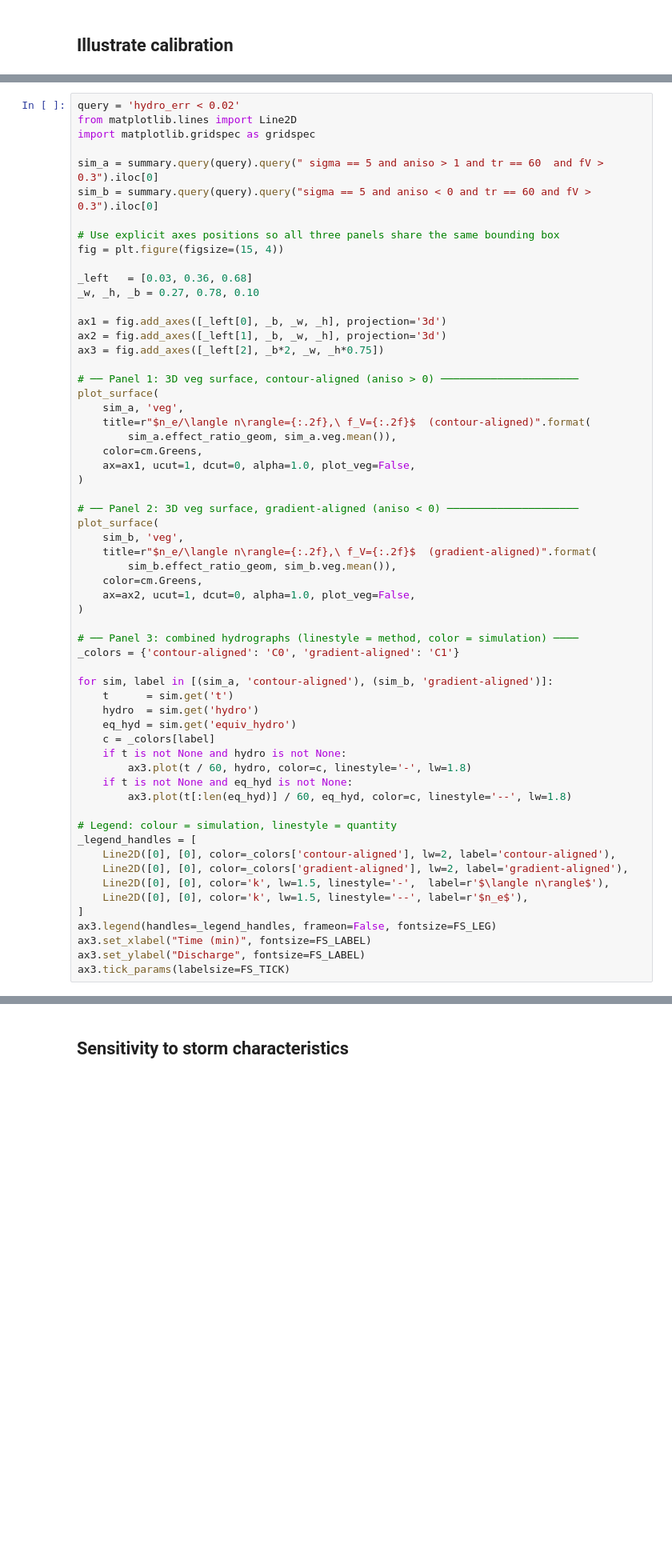
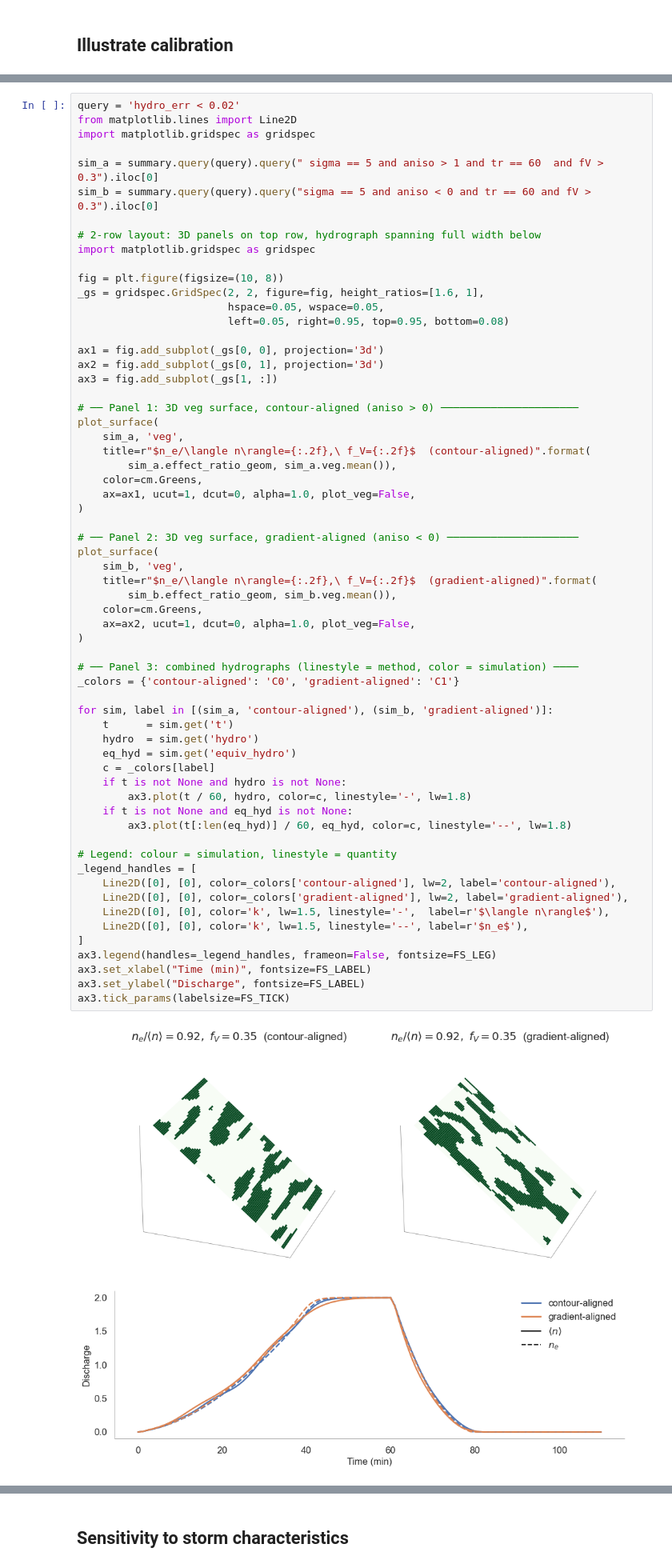
Before and after one commit to octavia-crompton/roughness-scale, a Jupyter notebook: notebooks/roughness_scale-pattern.ipynb, the cells around one changed output, grey strips where cells are left out. Shown at 80% size. Drawn from its saved outputs; the diff is of its cells as text; blank space fills up the shorter version.

```diff
--- a/notebooks/roughness_scale-pattern.ipynb
+++ b/notebooks/roughness_scale-pattern.ipynb
@@ -211,15 +221,17 @@ import matplotlib.gridspec as gridspec
 sim_a = summary.query(query).query(" sigma == 5 and aniso > 1 and tr == 60  and fV > 0.3").iloc[0]
 sim_b = summary.query(query).query("sigma == 5 and aniso < 0 and tr == 60 and fV > 0.3").iloc[0]
 
-# Use explicit axes positions so all three panels share the same bounding box
-fig = plt.figure(figsize=(15, 4))
+# 2-row layout: 3D panels on top row, hydrograph spanning full width below
+import matplotlib.gridspec as gridspec
 
-_left   = [0.03, 0.36, 0.68]
-_w, _h, _b = 0.27, 0.78, 0.10
+fig = plt.figure(figsize=(10, 8))
+_gs = gridspec.GridSpec(2, 2, figure=fig, height_ratios=[1.6, 1],
+                        hspace=0.05, wspace=0.05,
+                        left=0.05, right=0.95, top=0.95, bottom=0.08)
 
-ax1 = fig.add_axes([_left[0], _b, _w, _h], projection='3d')
-ax2 = fig.add_axes([_left[1], _b, _w, _h], projection='3d')
-ax3 = fig.add_axes([_left[2], _b*2, _w, _h*0.75])
+ax1 = fig.add_subplot(_gs[0, 0], projection='3d')
+ax2 = fig.add_subplot(_gs[0, 1], projection='3d')
+ax3 = fig.add_subplot(_gs[1, :])
 
 # ── Panel 1: 3D veg surface, contour-aligned (aniso > 0) ──────────────────────
 plot_surface(
@@ -236,30 +248,32 @@ plot_surface(
     title=r"$n_e/\langle n\rangle={:.2f},\ f_V={:.2f}$  (gradient-aligned)".format(
         sim_b.effect_ratio_geom, sim_b.veg.mean()),
     color=cm.Greens,
     ax=ax2, ucut=1, dcut=0, alpha=1.0, plot_veg=False,
 )
 
 # ── Panel 3: combined hydrographs (linestyle = method, color = simulation) ────
 _colors = {'contour-aligned': 'C0', 'gradient-aligned': 'C1'}
 
 for sim, label in [(sim_a, 'contour-aligned'), (sim_b, 'gradient-aligned')]:
     t      = sim.get('t')
     hydro  = sim.get('hydro')
     eq_hyd = sim.get('equiv_hydro')
     c = _colors[label]
     if t is not None and hydro is not None:
         ax3.plot(t / 60, hydro, color=c, linestyle='-', lw=1.8)
     if t is not None and eq_hyd is not None:
         ax3.plot(t[:len(eq_hyd)] / 60, eq_hyd, color=c, linestyle='--', lw=1.8)
 
 # Legend: colour = simulation, linestyle = quantity
 _legend_handles = [
     Line2D([0], [0], color=_colors['contour-aligned'], lw=2, label='contour-aligned'),
     Line2D([0], [0], color=_colors['gradient-aligned'], lw=2, label='gradient-aligned'),
     Line2D([0], [0], color='k', lw=1.5, linestyle='-',  label=r'$\langle n\rangle$'),
     Line2D([0], [0], color='k', lw=1.5, linestyle='--', label=r'$n_e$'),
 ]
 ax3.legend(handles=_legend_handles, frameon=False, fontsize=FS_LEG)
 ax3.set_xlabel("Time (min)", fontsize=FS_LABEL)
 ax3.set_ylabel("Discharge", fontsize=FS_LABEL)
 ax3.tick_params(labelsize=FS_TICK)
+# %% [output]
+[figure, added]
```
Also changed, not shown: parts of 23 cells of this notebook, 14 other files.
